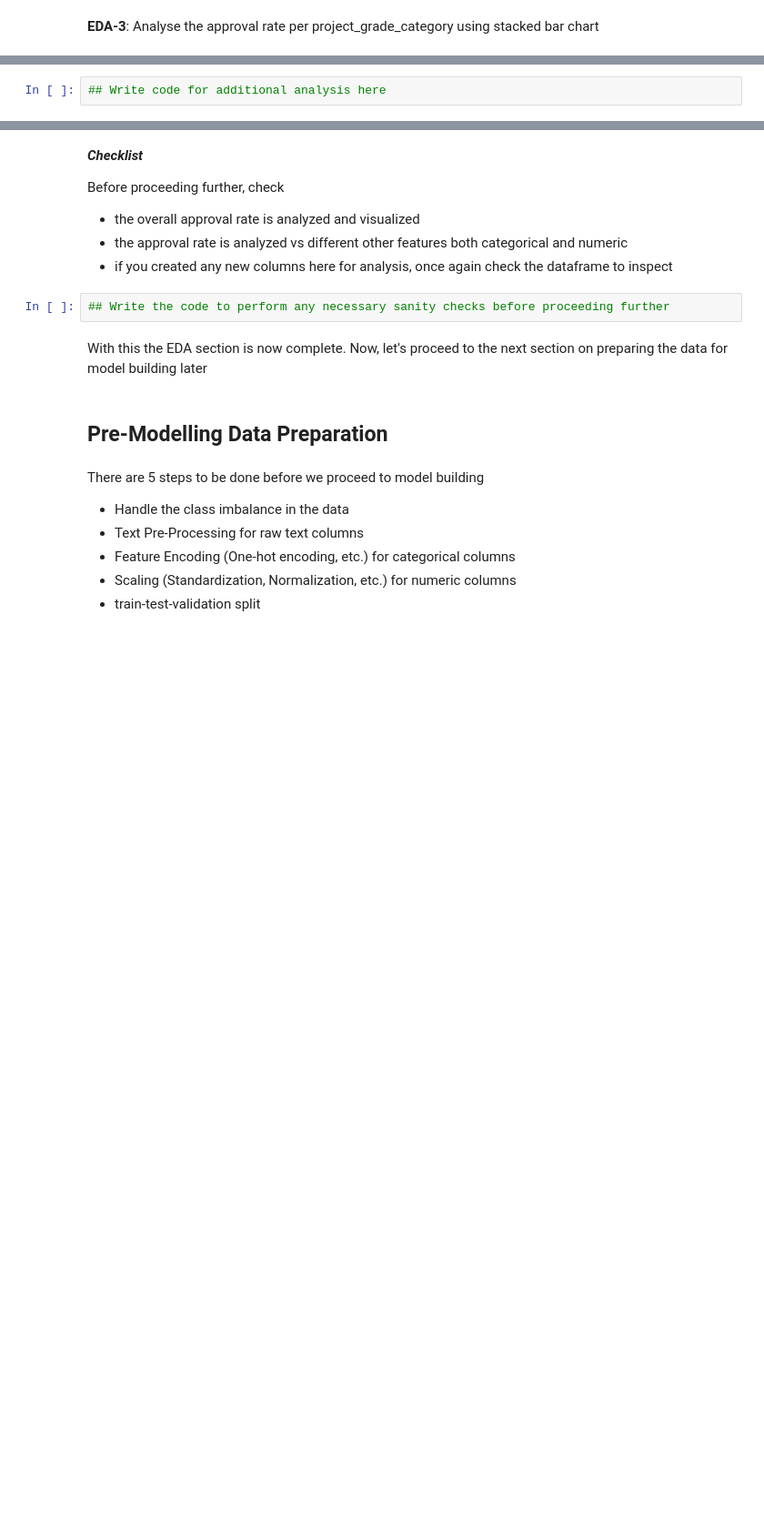
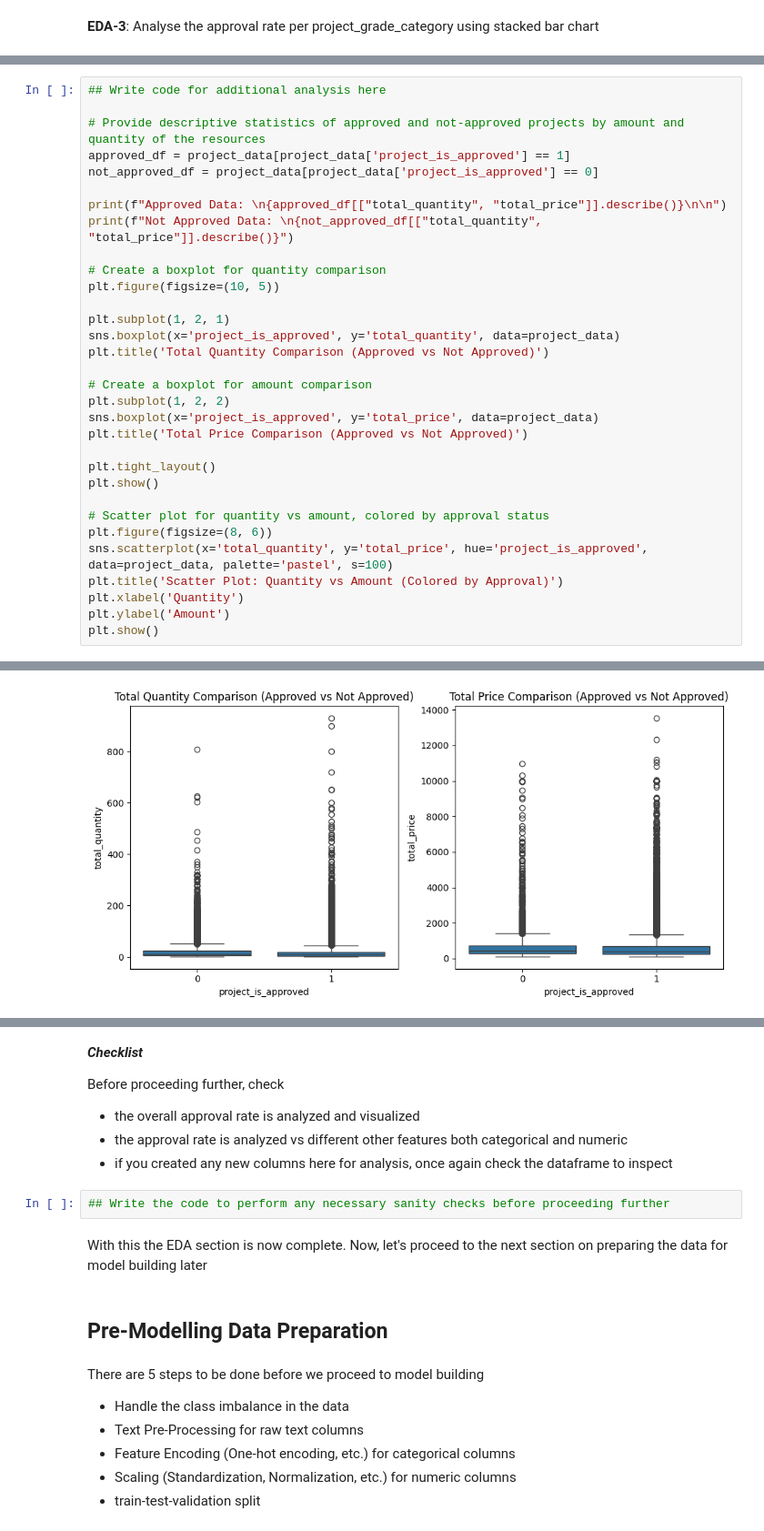
Before and after one commit to pandiarajan-src/IKJourney, a Jupyter notebook: projects/LearningHope/Learning_Hope.ipynb, the cells around one changed output, grey strips where cells are left out. Shown at 91% size. Saved outputs shown, nothing was run; the diff lists cells and outputs as text; blank space fills up the shorter version.

```diff
--- a/projects/LearningHope/Learning_Hope.ipynb
+++ b/projects/LearningHope/Learning_Hope.ipynb
@@ -288,2 +897,33 @@ You have the freedom to do as much analysis as possible. However, for the sake o
 # %%
 ## Write code for additional analysis here
+
+# Provide descriptive statistics of approved and not-approved projects by amount and quantity of the resources
+approved_df = project_data[project_data['project_is_approved'] == 1]
+not_approved_df = project_data[project_data['project_is_approved'] == 0]
+
+print(f"Approved Data: \n{approved_df[["total_quantity", "total_price"]].describe()}\n\n")
+print(f"Not Approved Data: \n{not_approved_df[["total_quantity", "total_price"]].describe()}")
+
+# Create a boxplot for quantity comparison
+plt.figure(figsize=(10, 5))
+
+plt.subplot(1, 2, 1)
+sns.boxplot(x='project_is_approved', y='total_quantity', data=project_data)
+plt.title('Total Quantity Comparison (Approved vs Not Approved)')
+
+# Create a boxplot for amount comparison
+plt.subplot(1, 2, 2)
+sns.boxplot(x='project_is_approved', y='total_price', data=project_data)
+plt.title('Total Price Comparison (Approved vs Not Approved)')
+
+plt.tight_layout()
+plt.show()
+
+# Scatter plot for quantity vs amount, colored by approval status
+plt.figure(figsize=(8, 6))
+sns.scatterplot(x='total_quantity', y='total_price', hue='project_is_approved', data=project_data, palette='pastel', s=100)
+plt.title('Scatter Plot: Quantity vs Amount (Colored by Approval)')
+plt.xlabel('Quantity')
+plt.ylabel('Amount')
+plt.show()
+# %% [output]
@@ -289,0 +947 @@ You have the freedom to do as much analysis as possible. However, for the sake o
+[figure, added]
```
Also changed, not shown: parts of 60 cells of this notebook.
